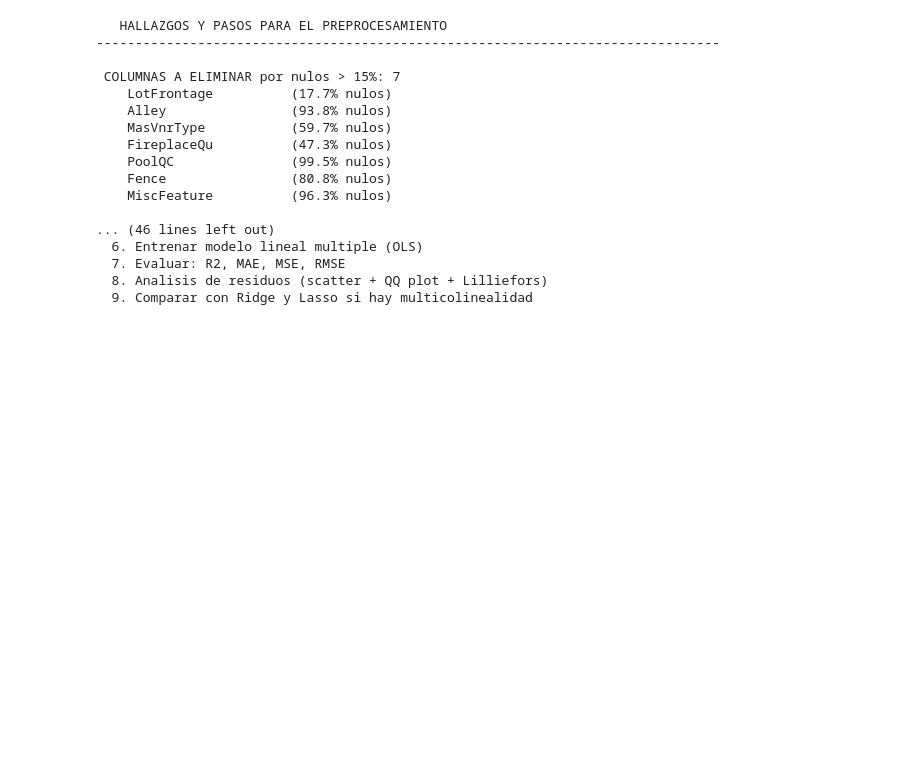
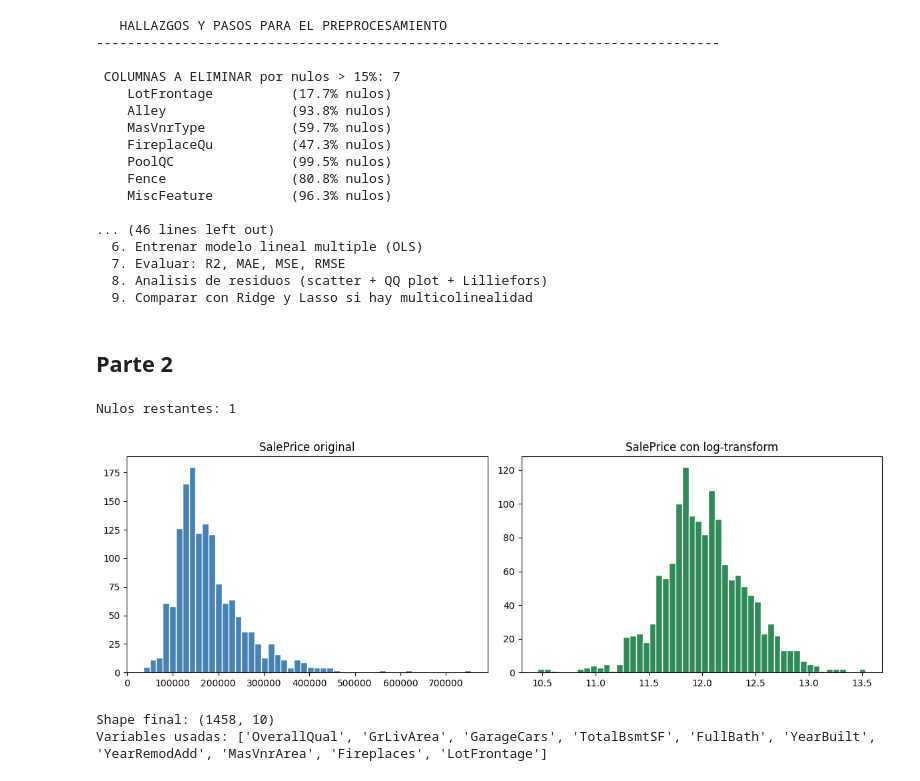
Before and after one commit to AleWWH1104/Lab3-md, a Jupyter notebook: avances.ipynb, the cells around one changed output. Drawn from its saved outputs; the diff is of its cells as text; code cells hidden in the pictures; blank space fills up the shorter version.

```diff
--- a/avances.ipynb
+++ b/avances.ipynb
@@ -302,3 +302,73 @@ print("""
   7. Evaluar: R2, MAE, MSE, RMSE
   8. Analisis de residuos (scatter + QQ plot + Lilliefors)
   9. Comparar con Ridge y Lasso si hay multicolinealidad
+# %% [markdown]
+## Parte 2
+# %%
+# ── Preprocesamiento ──────────────────────────────────────────
+
+cols_none = ['PoolQC','MiscFeature','Alley','Fence','FireplaceQu',
+             'GarageType','GarageFinish','GarageQual','GarageCond',
+             'BsmtQual','BsmtCond','BsmtExposure','BsmtFinType1','BsmtFinType2',
+             'MasVnrType']
+train[cols_none] = train[cols_none].fillna('None')
+
+
+cols_zero = ['GarageYrBlt','GarageArea','GarageCars',
+             'BsmtFinSF1','BsmtFinSF2','BsmtUnfSF','TotalBsmtSF',
+             'BsmtFullBath','BsmtHalfBath','MasVnrArea']
+train[cols_zero] = train[cols_zero].fillna(0)
+
+
+train['LotFrontage'] = train.groupby('Neighborhood')['LotFrontage']\
+                            .transform(lambda x: x.fillna(x.median()))
+
+for col in train[num_cols].columns[train[num_cols].isnull().any()]:
+    train[col] = train[col].fillna(train[col].median())
+
+print("Nulos restantes:", train.isnull().sum().sum())
+# %% [output]
+Nulos restantes: 1
+# %%
+import numpy as np
+
+
+train['SalePrice_log'] = np.log1p(train['SalePrice'])
+
+fig, axes = plt.subplots(1, 2, figsize=(12, 4))
+axes[0].hist(train['SalePrice'], bins=50, color='steelblue', edgecolor='white')
+axes[0].set_title('SalePrice original')
+axes[1].hist(train['SalePrice_log'], bins=50, color='seagreen', edgecolor='white')
+axes[1].set_title('SalePrice con log-transform')
+plt.tight_layout()
+plt.show()
+# %% [output]
+[figure, added]
+# %%
+from sklearn.preprocessing import StandardScaler
+
+# Eliminar los 2 outliers sospechosos que encontramos
+train = train.drop(train[(train['GrLivArea'] > 4000) &
+                          (train['SalePrice'] < 300000)].index)
+
+# Variables seleccionadas (evitando multicolinealidad)
+# Quitamos GarageArea (redundante con GarageCars)
+# Quitamos TotRmsAbvGrd (redundante con GrLivArea)
+# Quitamos GarageYrBlt (redundante con YearBuilt)
+# Quitamos 1stFlrSF (redundante con TotalBsmtSF)
+features = ['OverallQual', 'GrLivArea', 'GarageCars',
+            'TotalBsmtSF', 'FullBath', 'YearBuilt',
+            'YearRemodAdd', 'MasVnrArea', 'Fireplaces', 'LotFrontage']
+
+X = train[features].copy()
+y = train['SalePrice_log'].copy()
+
+# Escalar variables
+scaler = StandardScaler()
+X_scaled = pd.DataFrame(scaler.fit_transform(X), columns=features, index=X.index)
+
+print(f"Shape final: {X_scaled.shape}")
+print(f"Variables usadas: {features}")
+# %% [output]
+Shape final: (1458, 10)
+Variables usadas: ['OverallQual', 'GrLivArea', 'GarageCars', 'TotalBsmtSF', 'FullBath', 'YearBuilt', 'YearRemodAdd', 'MasVnrArea', 'Fireplaces', 'LotFrontage']
```
Also changed, not shown: parts of 11 cells of this notebook.
